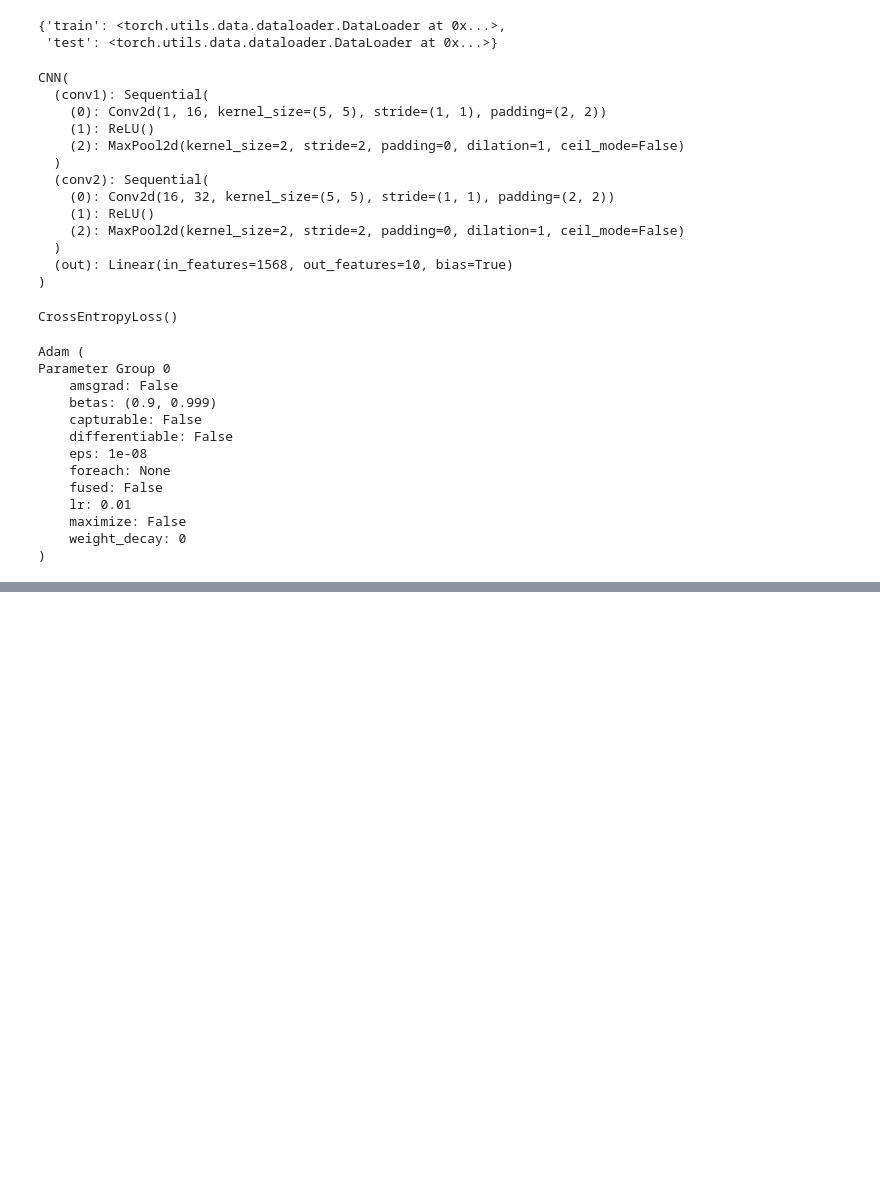
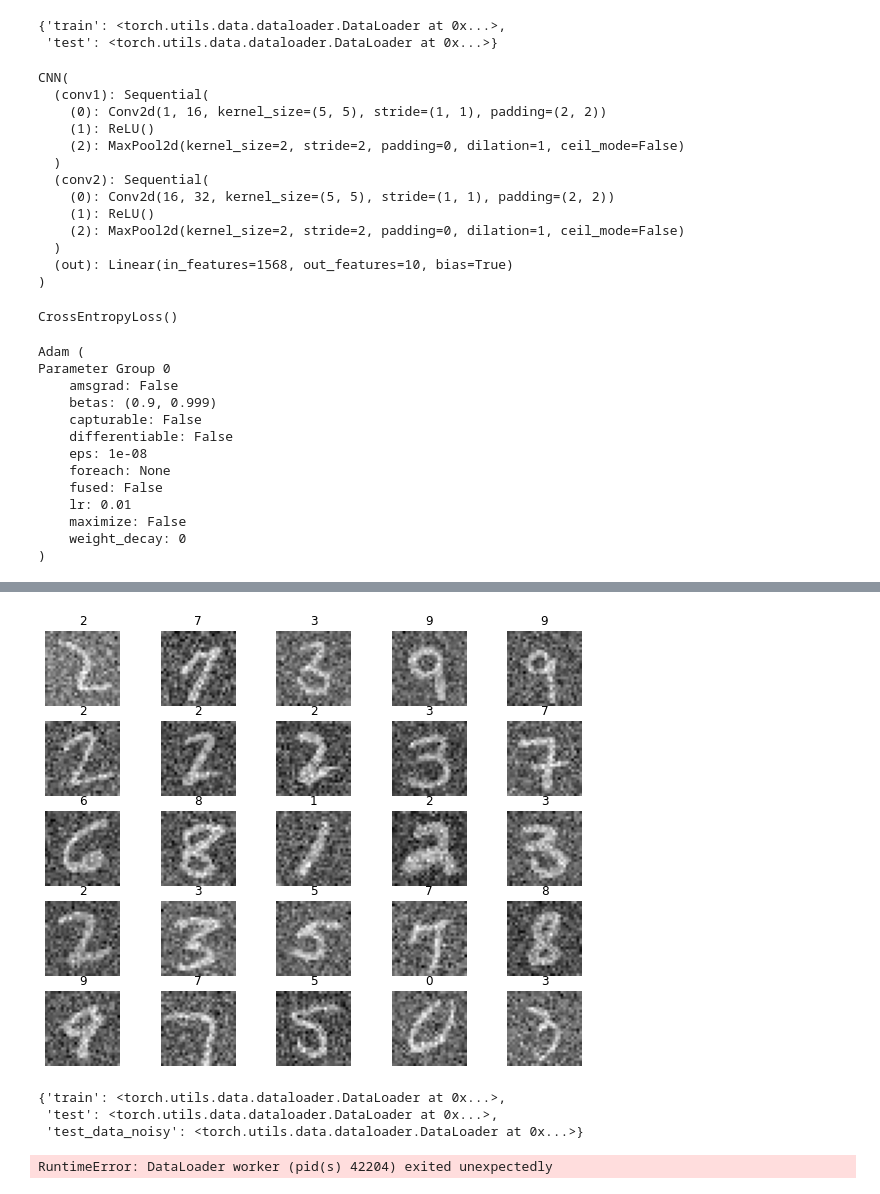
Before and after one commit to jacobyeung/recurrent-vision, a Jupyter notebook: basic_CNN.ipynb, the cells around one changed output, grey strips where cells are left out. Cells and saved outputs as stored; diff of their text form; code cells hidden in the pictures; blank space fills up the shorter version.

Commit message:
Add gaussian noise in progress

```diff
--- a/basic_CNN.ipynb
+++ b/basic_CNN.ipynb
@@ -254,0 +239,63 @@ Actual number: [7 0 9 8 7 1 0 1 4 6]
+# %%
+# Now we will add some gaussian noise to the test data and see if the performance is still good with the model which is not trained on noisy data.
+# We will use the same model which we trained on clean data.
+
+class AddGaussianNoise(object):
+    def __init__(self, mean=0., std=1.):
+        self.std = std
+        self.mean = mean
+
+    def __call__(self, tensor):
+        return tensor + torch.randn(tensor.size()) * self.std + self.mean
+
+    def __repr__(self):
+        return self.__class__.__name__ + '(mean={0}, std={1})'.format(self.mean, self.std)
+
+test_data_noisy = datasets.MNIST(root = 'data', train = False, download = True,
+    transform=transforms.Compose([
+    transforms.ToTensor(),
+    transforms.Normalize((0.1307,), (0.3081,)),
+    AddGaussianNoise(0., 1.)
+]))
+# %%
+# View some of the noisy data
+figure = plt.figure(figsize=(10, 8))
+cols, rows = 5, 5
+for i in range(1, cols * rows + 1):
+    sample_idx = torch.randint(len(test_data_noisy), size=(1,)).item()
+    img, label = test_data_noisy[sample_idx]
+    figure.add_subplot(rows, cols, i)
+    plt.title(label)
+    plt.axis("off")
+    plt.imshow(img.squeeze(), cmap="gray")
+plt.show()
+# %% [output]
+[figure, added]
+# %%
+loaders['test_data_noisy'] = torch.utils.data.DataLoader(test_data_noisy,
+                                          batch_size=1,
+                                          shuffle=True,
+                                          num_workers=1)
+loaders
+# %% [output]
+{'train': <torch.utils.data.dataloader.DataLoader at 0x...>,
+ 'test': <torch.utils.data.dataloader.DataLoader at 0x...>,
+ 'test_data_noisy': <torch.utils.data.dataloader.DataLoader at 0x...>}
+# %%
+def test_noisy():
+    # Test the model
+    cnn.eval()
+    with torch.no_grad():
+        correct = 0
+        total = 0
+        for images, labels in loaders['test_data_noisy']:
+            test_output, last_layer = cnn(images)
+            pred_y = torch.max(test_output, 1)[1].data.squeeze()
+            accuracy = (pred_y == labels).sum().item() / float(labels.size(0))
+            pass
+        print('Test Accuracy of the model on the 10000 test images: %.4f' % accuracy)
+
+    pass
+test_noisy()
+# %% [output]
+RuntimeError: DataLoader worker (pid(s) 42204) exited unexpectedly
```
Also changed, not shown: parts of 6 cells of this notebook.
